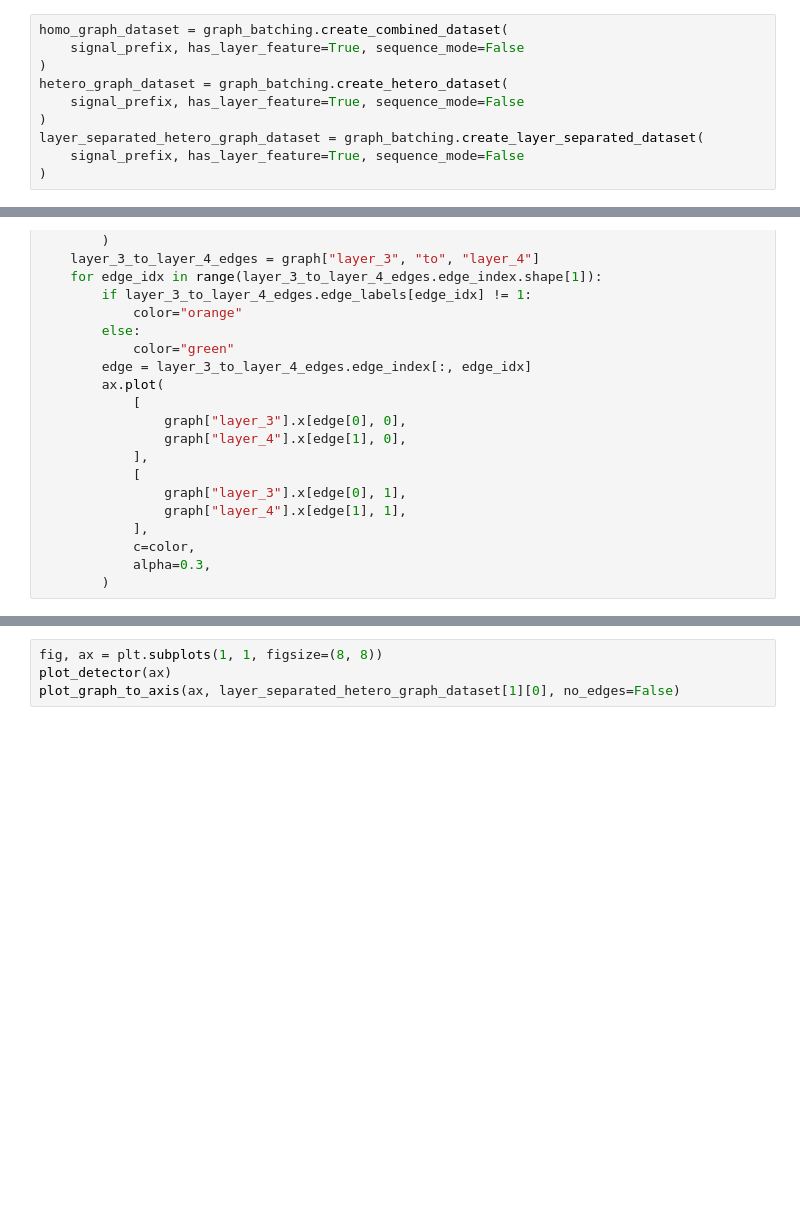
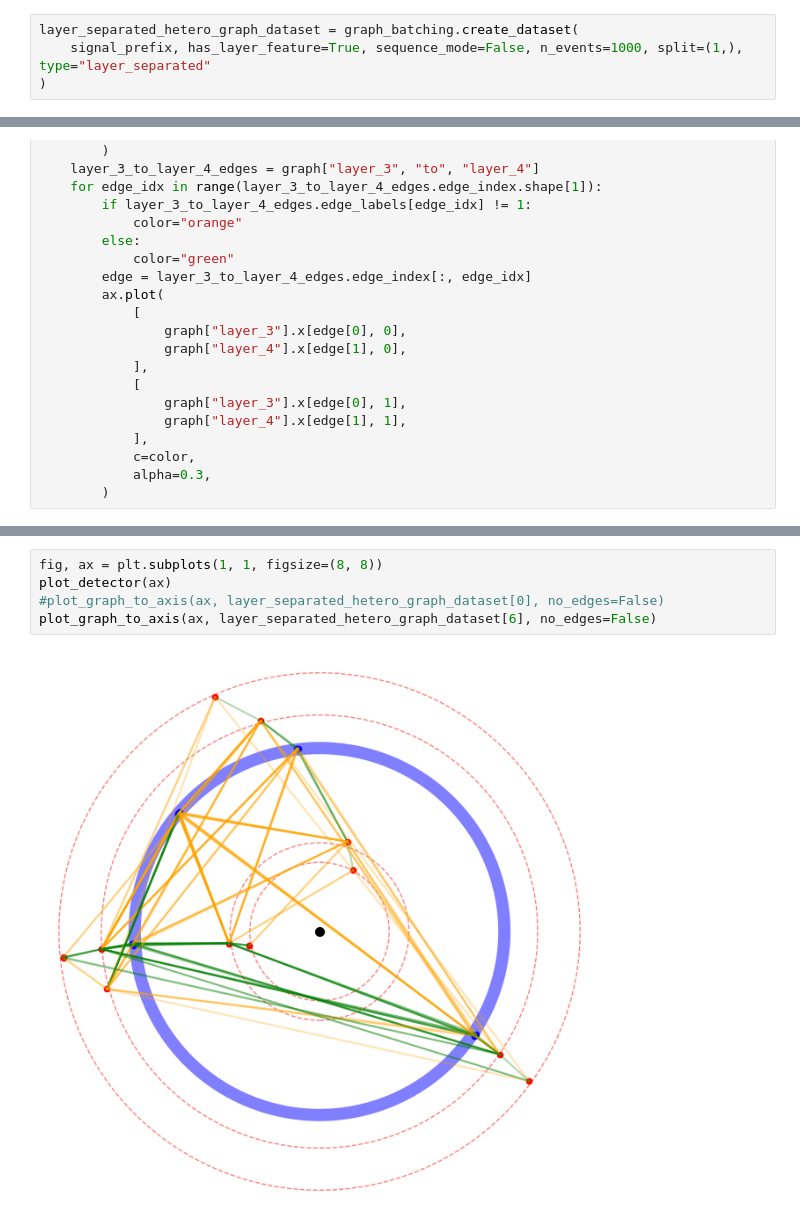
Before and after one commit to makoeppel/mu3e_gnn_trigger, a Jupyter notebook: notebooks_feature_plotting/GraphPlots.ipynb, the cells around one changed output, grey strips where cells are left out. Saved outputs shown, nothing was run; the diff lists cells and outputs as text; blank space fills up the shorter version.

```diff
--- a/notebooks_feature_plotting/GraphPlots.ipynb
+++ b/notebooks_feature_plotting/GraphPlots.ipynb
@@ -25,12 +61,6 @@ reload(graph_batching)
 # %% [output]
 <module 'src.torch.pre_processing.graph_batching' from '/Users/simi/mu3e_trigger/notebooks_feature_plotting/../src/torch/pre_processing/graph_batching.py'>
 # %%
-homo_graph_dataset = graph_batching.create_combined_dataset(
-    signal_prefix, has_layer_feature=True, sequence_mode=False
+layer_separated_hetero_graph_dataset = graph_batching.create_dataset(
+    signal_prefix, has_layer_feature=True, sequence_mode=False, n_events=1000, split=(1,), type="layer_separated"
 )
-hetero_graph_dataset = graph_batching.create_hetero_dataset(
-    signal_prefix, has_layer_feature=True, sequence_mode=False
-)
-layer_separated_hetero_graph_dataset = graph_batching.create_layer_separated_dataset(
-    signal_prefix, has_layer_feature=True, sequence_mode=False
-)
@@ -177,4 +229,7 @@ layer_separated_hetero_graph_dataset[0][0]
 # %%
 fig, ax = plt.subplots(1, 1, figsize=(8, 8))
 plot_detector(ax)
-plot_graph_to_axis(ax, layer_separated_hetero_graph_dataset[1][0], no_edges=False)
+#plot_graph_to_axis(ax, layer_separated_hetero_graph_dataset[0], no_edges=False)
+plot_graph_to_axis(ax, layer_separated_hetero_graph_dataset[6], no_edges=False)
+# %% [output]
+[figure, added]
```
Also changed, not shown: parts of 16 cells of this notebook, 4 other files.
